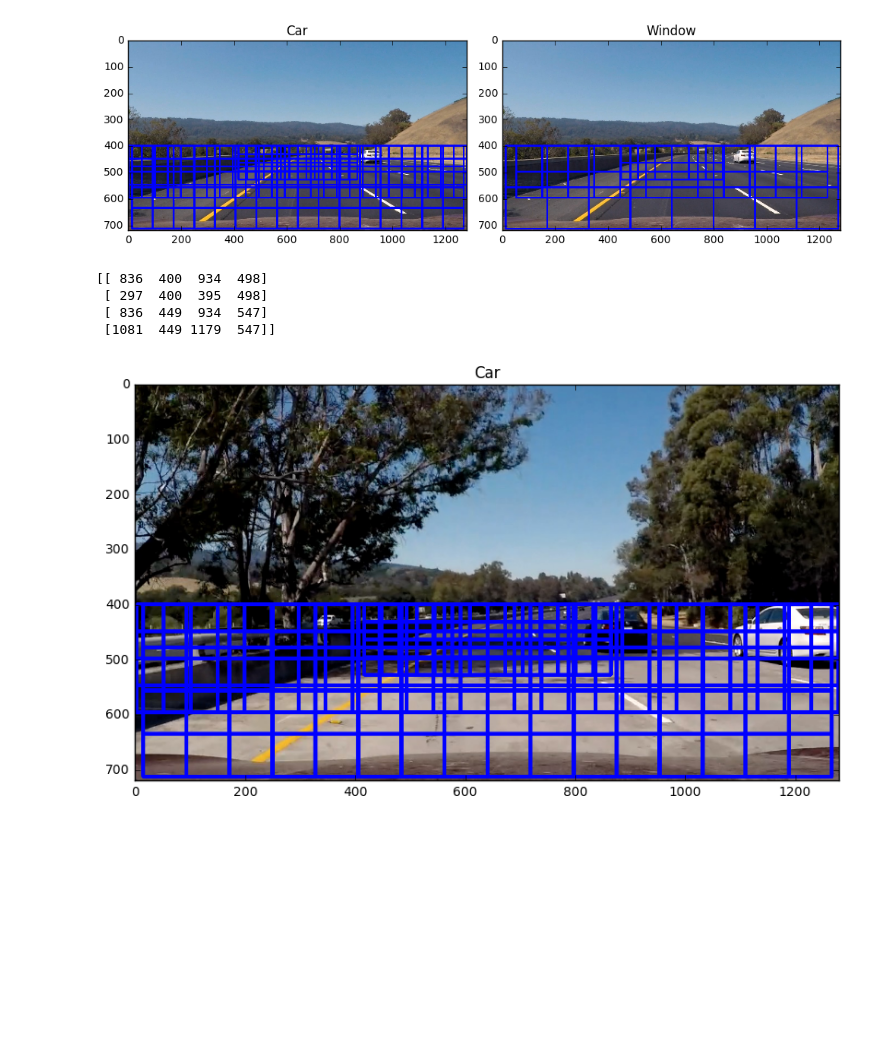
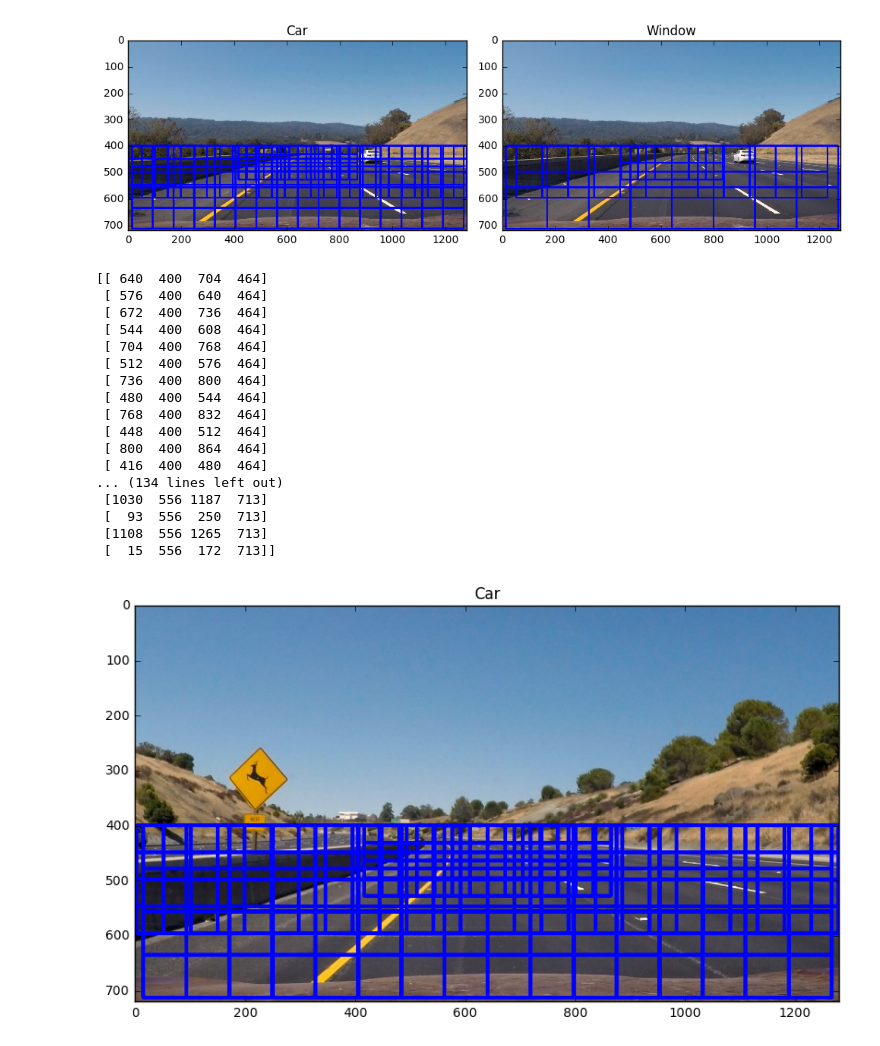
Before and after one commit to WuStangDan/Project-05-Vehicle-Detection-and-Tracking, a Jupyter notebook: proj5-DAS.ipynb, the cells around one changed output. Cells and saved outputs as stored; diff of their text form; code cells hidden in the pictures; blank space fills up the shorter version.

```diff
--- a/proj5-DAS.ipynb
+++ b/proj5-DAS.ipynb
@@ -26,17 +28,35 @@ print('Import successful.')
 Import successful.
 # %%
 # Histogram of Oriented Gradients
-def hog_features(img, orientbin=9, cellpix=8, cellb=2, visual=False, vector=True):
-    grayimg = cv2.cvtColor(img, cv2.COLOR_RGB2GRAY)
+def hog_features(img, cspace='gry', chan=0, orientbin=9, cellpix=8, cellb=2, visual=False, vector=True):
+
+    # Pick feature and channel to perform HOG on.
+    if cspace == 'rgb':
+        newimg = img[:,:,chan]
+    if cspace == 'gry':
+        newimg = cv2.cvtColor(img, cv2.COLOR_RGB2GRAY)
+    if cspace == 'hsv':
+        tmpimg = cv2.cvtColor(img, cv2.COLOR_RGB2HSV)
+        newimg = tmpimg[:,:,chan]
+    if cspace == 'luv':
+        tmpimg =  cv2.cvtColor(img, cv2.COLOR_RGB2LUV)
+        newimg = tmpimg[:,:,chan]
+    if cspace == 'hls':
+        tmpimg = cv2.cvtColor(img, cv2.COLOR_RGB2HLS)
+        newimg = tmpimg[:,:,chan]
+    if cspace == 'yuv':
+        tmpimg = cv2.cvtColor(img, cv2.COLOR_RGB2YUV)
+        newimg = tmpimg[:,:,chan]
+
     if visual == True:
-        features, visual_image = hog(grayimg, orientations=orientbin,
+        features, visual_image = hog(newimg, orientations=orientbin,
                                      pixels_per_cell=(cellpix, cellpix),
                                      cells_per_block=(cellb, cellb),
                                      transform_sqrt=True,
                                      visualise=visual, feature_vector=vector)
         return features, visual_image
     else:
-        features = hog(grayimg, orientations=orientbin,
+        features = hog(newimg, orientations=orientbin,
                        pixels_per_cell=(cellpix, cellpix),
                        cells_per_block=(cellb, cellb),
                        transform_sqrt=True,
@@ -95,13 +127,13 @@ img/vehicles/GTI_Far/image0000.png
 # %%
 # Load all images and extract features.
 img = mpimg.imread('img/vehicles/GTI_Left/image0010.png')
-testfeat = hog_features(img, orientbin, cellpix, cellb, False)
+testfeat = hog_features(img, 'yuv', 0, orientbin, cellpix, cellb, False)
 
 xdata = np.zeros((18458,len(testfeat))).astype('float32')
 i=0
 for imgn in tqdm(imagename):
     imgd = mpimg.imread(imgn)
-    xdata[i] = hog_features(imgd, orientbin, cellpix, cellb, False)
+    xdata[i] = hog_features(imgd, 'yuv', 0, orientbin, cellpix, cellb, False)
     i = i + 1
 # %%
 # Ensure that non vehicles labeled with 0 and vehicles labeled with 1.
@@ -118,7 +150,10 @@ img/vehicles/GTI_Far/image0000.png 1
 img/non-vehicles/Extras/extra2201.png 0
 img/vehicles/KITTI_extracted/1760.png 1
 # %%
-x_train, x_test, y_train, y_test = train_test_split(xdata, y, test_size=0.2, random_state=1337)
+X_scaler = StandardScaler().fit(xdata)
+scaledx = X_scaler.transform(xdata)
+
+x_train, x_test, y_train, y_test = train_test_split(scaledx, y, test_size=0.2, random_state=1337)
 
 print(len(x_train))
 print(len(y_train))
@@ -252,36 +307,51 @@ debug_img()
 [figure]
 [figure]
 # %%
-img = mpimg.imread('CarND-Vehicle-Detection/test_images/test5.jpg')
+img = mpimg.imread('CarND-Vehicle-Detection/test_images/test2.jpg')
 windows = slide_window(img,0.5)
-imgbox = draw_boxes(img, windows)
+
 b = None
 for i in range(len(windows)):
     newimg = crop_resize(img, windows[i])
-    a = linsvc.predict(hog_features(newimg).reshape(1, -1))
+    a = linsvc.predict(hog_features(newimg, 'yuv', 0).reshape(1, -1))
     if a == 1:
         if b == None:
             temp = np.hstack(windows[i])
             b = temp
+            img = draw_boxes(img, windows[i:i+1])
         else:
             temp = np.hstack(windows[i])
+            img = draw_boxes(img, windows[i:i+1])
             b = np.vstack((b, temp)).astype(int)
 
 print(b)
 
 
 
 fig = plt.figure(figsize=(10,5))
-plt.imshow(imgbox)
+plt.imshow(img)
 plt.title('Car')
 plt.tight_layout()
 plt.show()
 # %% [output]
-[[ 836  400  934  498]
- [ 297  400  395  498]
- [ 836  449  934  547]
- [1081  449 1179  547]]
+[[ 640  400  704  464]
+ [ 576  400  640  464]
+ [ 672  400  736  464]
+ [ 544  400  608  464]
+ [ 704  400  768  464]
+ [ 512  400  576  464]
+ [ 736  400  800  464]
+ [ 480  400  544  464]
+ [ 768  400  832  464]
+ [ 448  400  512  464]
+ [ 800  400  864  464]
+ [ 416  400  480  464]
+... (134 lines left out)
+ [1030  556 1187  713]
+ [  93  556  250  713]
+ [1108  556 1265  713]
+ [  15  556  172  713]]
-[figure, old version]
+[figure, new version]
 # %%
 def debug_img():
     img = mpimg.imread('CarND-Vehicle-Detection/test_images/test5.jpg')
```
Also changed, not shown: parts of 6 cells of this notebook.
